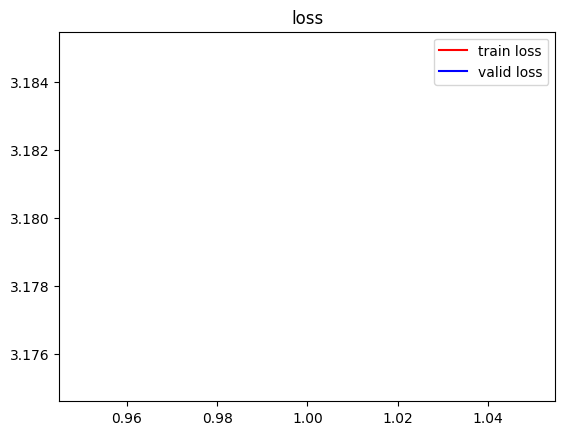
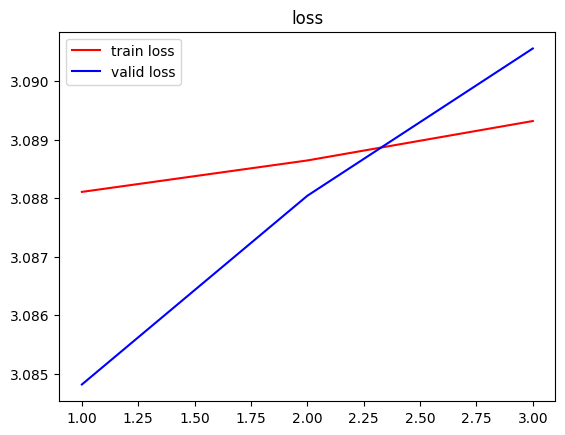
Unified diff of the notebook cell whose output changed from the first chart to the second:
--- before
+++ after
@@ -1,4 +1,4 @@
-plt.plot(torch.arange(1,1+1),train_loss_list,"red",label="train loss")
-plt.plot(torch.arange(1,1+1),valid_loss_list,"blue",label="valid loss")
+plt.plot(torch.arange(1,3+1),train_loss_list,"red",label="train loss")
+plt.plot(torch.arange(1,3+1),valid_loss_list,"blue",label="valid loss")
 plt.legend()
 plt.title("loss")

Commit: Fix VQ-VAE EMA codebook update + training improvements